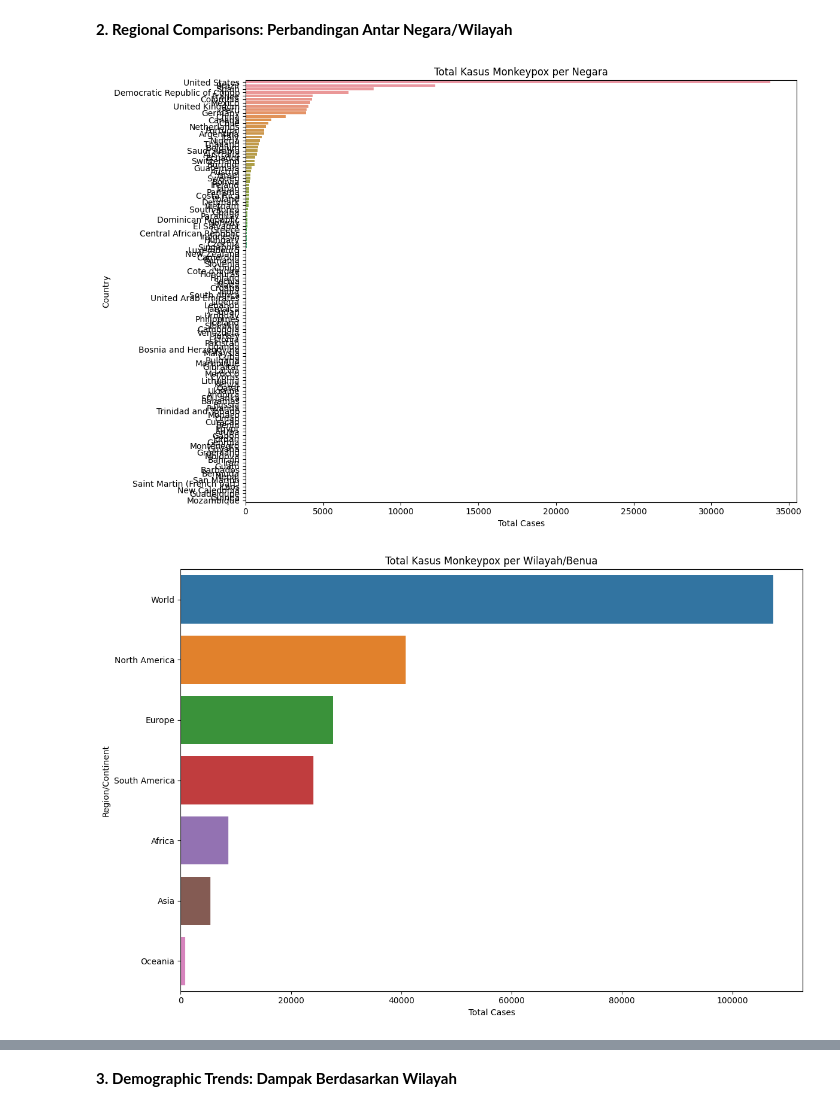
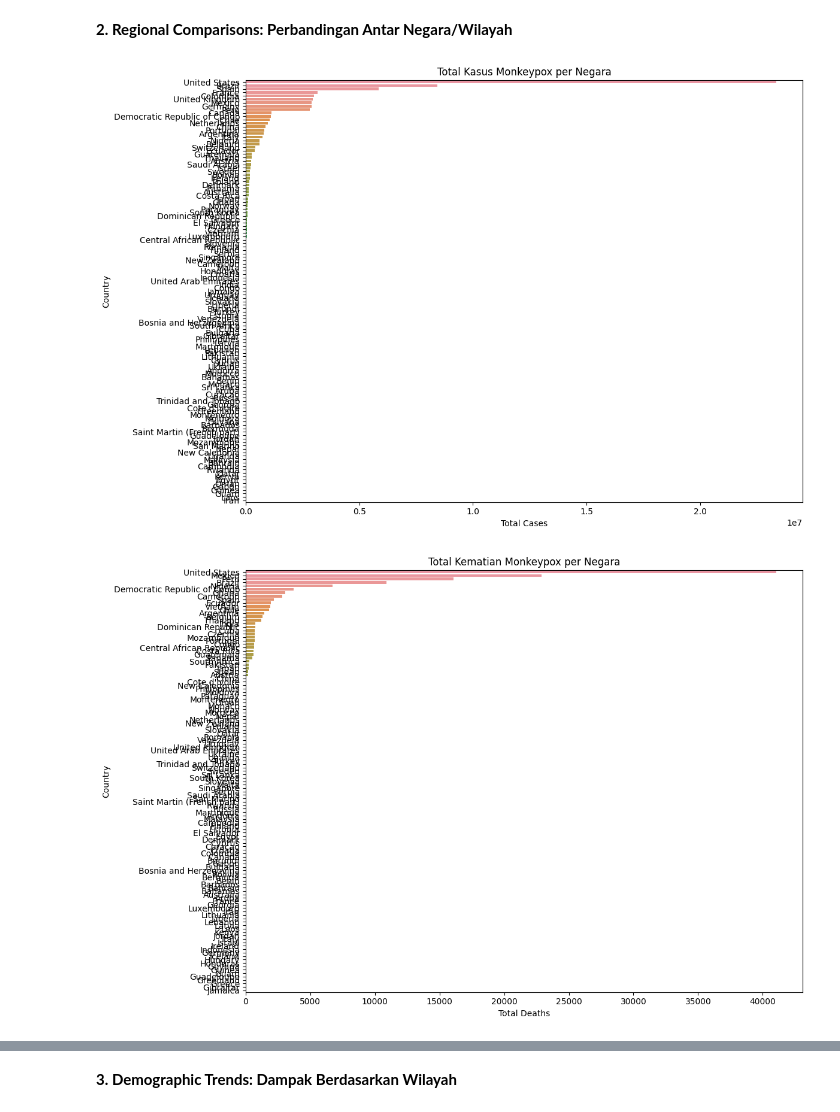
Before and after one commit to RyanGA09/DataAnalyst-ImpactAnalysisOfMonkeypoxCaseStudy, a Jupyter notebook: Notebook.ipynb, the cells around one changed output, grey strips where cells are left out. Saved outputs shown, nothing was run; the diff lists cells and outputs as text; code cells hidden in the pictures.

```diff
--- a/Notebook.ipynb
+++ b/Notebook.ipynb
@@ -523,14 +558,14 @@ Membandingkan negara-negara untuk memahami bagaimana Monkeypox mempengaruhi berb
 # %%
 # Melihat total kasus dan kematian di setiap negara
 data_grouped_by_location_countries = countries_data.groupby('location').agg({
-    'total_cases': 'max',
-    'total_deaths': 'max'
+    'total_cases': 'sum',
+    'total_deaths': 'sum'
 }).reset_index()
 
 # Melihat total kasus dan kematian di setiap wilayah/benua
 data_grouped_by_location_regions = regions_data.groupby('location').agg({
-    'total_cases': 'max',
-    'total_deaths': 'max'
+    'total_cases': 'sum',
+    'total_deaths': 'sum'
 }).reset_index()
 # %% [markdown]
 **3. Demographic Trends: Dampak Berdasarkan Wilayah**
@@ -606,3 +620,15 @@ plt.show()
+# %%
+# Mengelompokkan data berdasarkan negara
+# data_grouped_by_country = countries_data.groupby('location').agg({
+#     'total_cases': 'sum',
+#     'total_deaths': 'sum'
+# }).reset_index()
+
+# Menghitung CFR
+data_grouped_by_location_countries['CFR'] = data_grouped_by_location_countries['total_deaths'] / data_grouped_by_location_countries['total_cases'] * 100  # dalam persen
+
+# Mengidentifikasi wilayah dengan CFR tinggi
+high_cfr_locations = data_grouped_by_location_countries.nlargest(10, 'CFR')
 # %% [markdown]
 ## **Data Visualization**
 # %% [markdown]
@@ -645,23 +671,41 @@ plt.show()
 # %% [markdown]
 **2. Regional Comparisons: Perbandingan Antar Negara/Wilayah**
 # %%
-# Visualisasi: Total Kasus dan Kematian per Negara
+# Visualisasi: Total Kasus per Negara
 plt.figure(figsize=(12, 8))
 sns.barplot(x='total_cases', y='location', data=data_grouped_by_location_countries.sort_values('total_cases', ascending=False))
 plt.title('Total Kasus Monkeypox per Negara')
 plt.xlabel('Total Cases')
+plt.ylabel('Country')
+plt.tight_layout()
+plt.show()
+
+# Visualisasi: Total Kematian per Negara
+plt.figure(figsize=(12, 8))
+sns.barplot(x='total_deaths', y='location', data=data_grouped_by_location_countries.sort_values('total_deaths', ascending=False))
+plt.title('Total Kematian Monkeypox per Negara')
+plt.xlabel('Total Deaths')
 plt.ylabel('Country')
 plt.tight_layout()
 plt.show()
 
 # Visualisasi: Total Kasus dan Kematian per Wilayah/Benua
 plt.figure(figsize=(12, 8))
 sns.barplot(x='total_cases', y='location', data=data_grouped_by_location_regions.sort_values('total_cases', ascending=False))
 plt.title('Total Kasus Monkeypox per Wilayah/Benua')
 plt.xlabel('Total Cases')
 plt.ylabel('Region/Continent')
 plt.tight_layout()
 plt.show()
+
+# Visualisasi: Total Kasus dan Kematian per Wilayah/Benua
+plt.figure(figsize=(12, 8))
+sns.barplot(x='total_deaths', y='location', data=data_grouped_by_location_regions.sort_values('total_deaths', ascending=False))
+plt.title('Total Kematian Monkeypox Wilayah/Benua')
+plt.xlabel('Total Deaths')
+plt.ylabel('Region/Continent')
+plt.tight_layout()
+plt.show()
 # %% [output]
-[figure, old version]
+[figure, new version]
-[figure, old version]
+[figure, new version]
```
Also changed, not shown: parts of 12 cells of this notebook.
